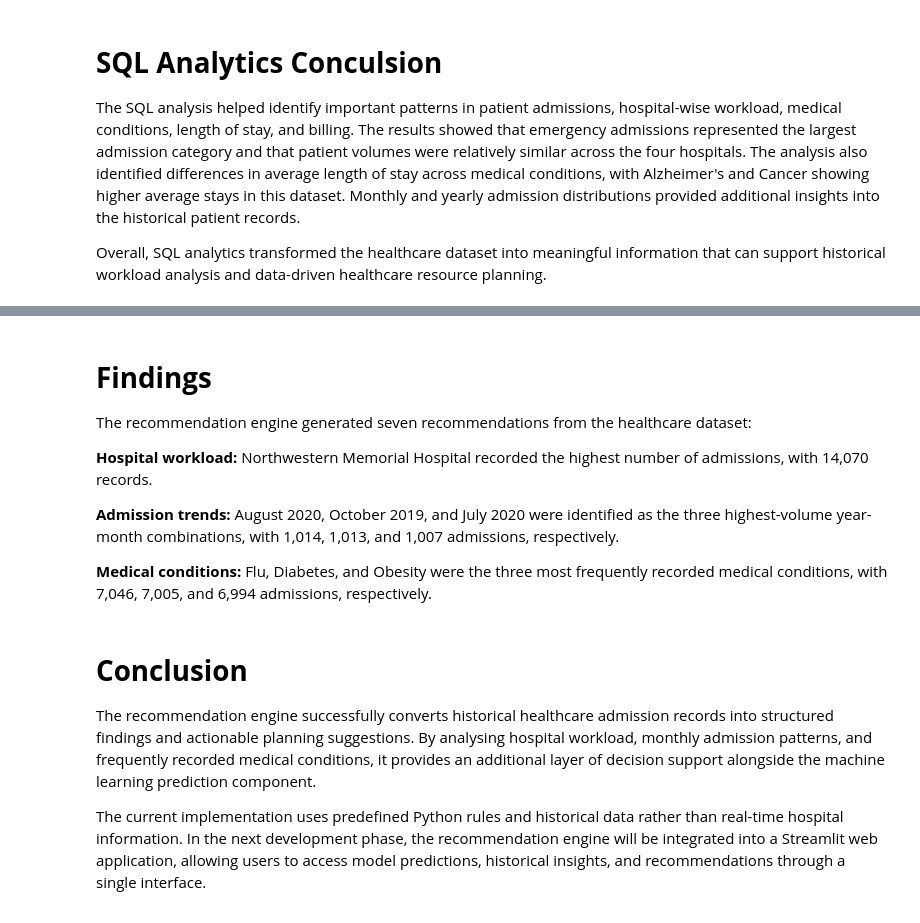
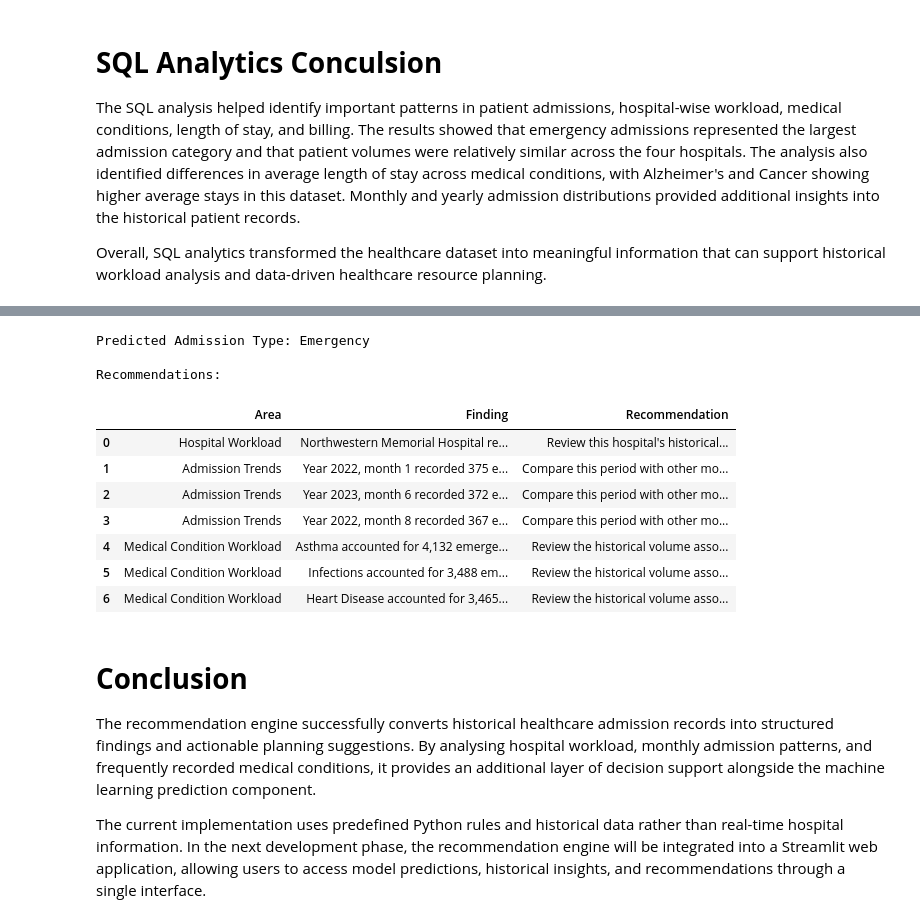
Before and after one commit to Srikhanth14/Data_Analysis_Projects, a Jupyter notebook: HealthCare_Resource_Optimization.ipynb, the cells around one changed output, grey strips where cells are left out. Cells and saved outputs as stored; diff of their text form; code cells hidden in the pictures.

```diff
--- a/HealthCare_Resource_Optimization.ipynb
+++ b/HealthCare_Resource_Optimization.ipynb
@@ -2119,10 +2090,0 @@ recommendation_df
-# %% [markdown]
-# **Findings**
-
-The recommendation engine generated seven recommendations from the healthcare dataset:
-
-**Hospital workload:** Northwestern Memorial Hospital recorded the highest number of admissions, with 14,070 records.
-
-**Admission trends:** August 2020, October 2019, and July 2020 were identified as the three highest-volume year-month combinations, with 1,014, 1,013, and 1,007 admissions, respectively.
-
-**Medical conditions:** Flu, Diabetes, and Obesity were the three most frequently recorded medical conditions, with 7,046, 7,005, and 6,994 admissions, respectively.
@@ -2129,3 +2103,39 @@ The recommendation engine generated seven recommendations from the healthcare da
+# %%
+def run_healthcare_system(patient_input):
+
+    # Step 1: Predict the admission type
+    predicted_type = predict_admission_type(patient_input)
+
+    # Step 2: Generate relevant recommendations
+    recommendations = generate_recommendations(
+        predicted_type,
+        data
+    )
+
+    # Step 3: Return both results
+    return predicted_type, recommendations
+
+
+# Test the complete system
+predicted_type, recommendations = run_healthcare_system(
+    patient_input
+)
+
+print("Predicted Admission Type:", predicted_type)
+print("\nRecommendations:")
+display(recommendations)
+# %% [output]
+Predicted Admission Type: Emergency
+
+Recommendations:
+|  | Area | Finding | Recommendation |
+| 0 | Hospital Workload | Northwestern Memorial Hospital re... | Review this hospital's historical... |
+| 1 | Admission Trends | Year 2022, month 1 recorded 375 e... | Compare this period with other mo... |
+| 2 | Admission Trends | Year 2023, month 6 recorded 372 e... | Compare this period with other mo... |
+| 3 | Admission Trends | Year 2022, month 8 recorded 367 e... | Compare this period with other mo... |
+| 4 | Medical Condition Workload | Asthma accounted for 4,132 emerge... | Review the historical volume asso... |
+| 5 | Medical Condition Workload | Infections accounted for 3,488 em... | Review the historical volume asso... |
+| 6 | Medical Condition Workload | Heart Disease accounted for 3,465... | Review the historical volume asso... |
 # %% [markdown]
 # **Conclusion**
 
```
Also changed, not shown: parts of 18 cells of this notebook.
